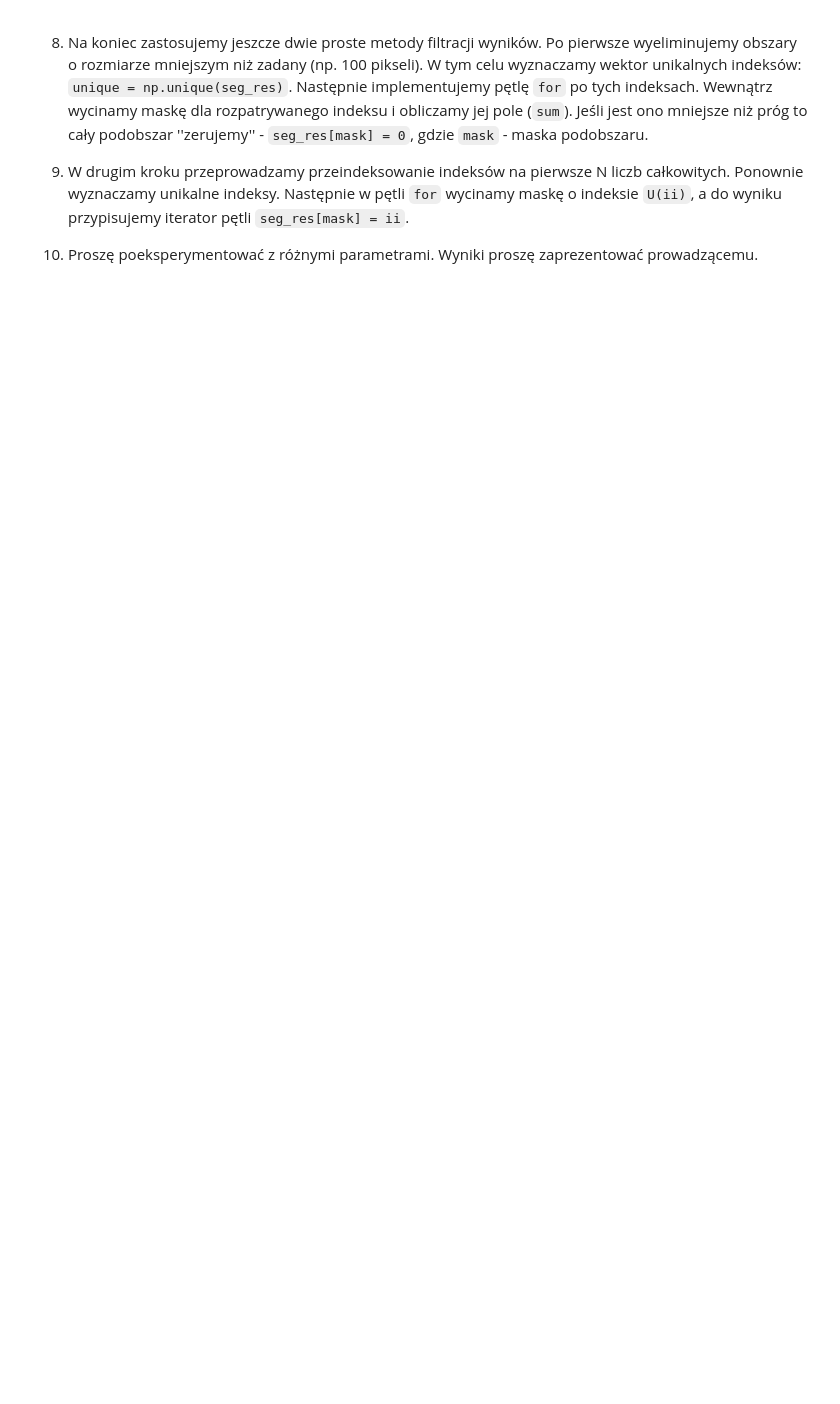
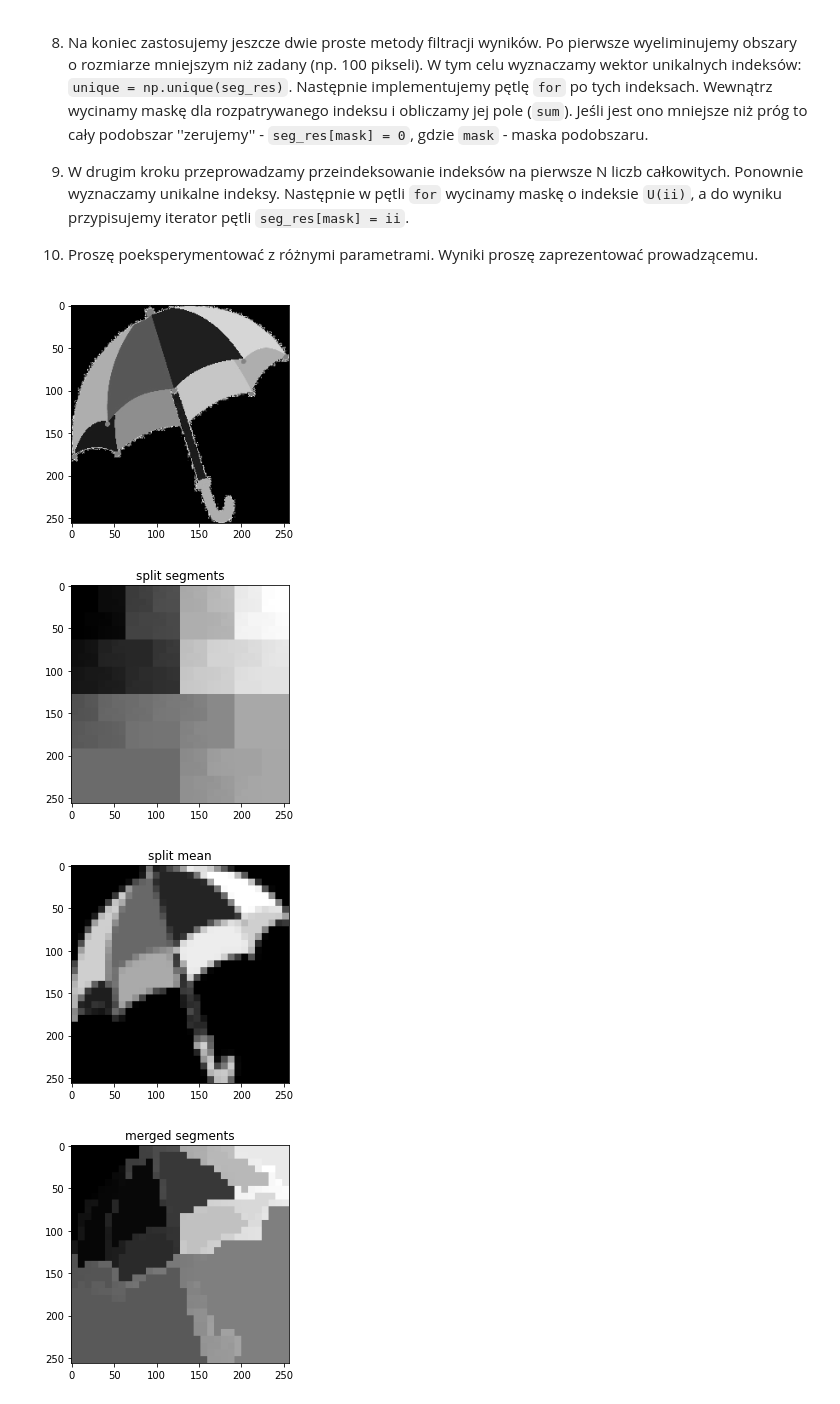
Before and after one commit to RysiekPrecikowski/WDCPO, a Jupyter notebook: sem6/lab3/10_segmentation.ipynb, the cells around one changed output. Cells and saved outputs as stored; diff of their text form; code cells hidden in the pictures; blank space fills up the shorter version.

```diff
--- a/sem6/lab3/10_segmentation.ipynb
+++ b/sem6/lab3/10_segmentation.ipynb
@@ -555,3 +521,52 @@ plt.show()
 
 10. Proszę poeksperymentować z różnymi parametrami.
     Wyniki proszę zaprezentować prowadzącemu.
+# %%
+def segmentation(img, tr_std=tr_std, tr_size=tr_size, tr_mean=tr_mean, min_size=min_size):
+    global index, seq_res, mean_res
+    index = 1
+    seq_res = np.ones_like(img, dtype="int16")
+    mean_res = np.zeros_like(img, dtype="int16")
+
+    split(img, 0, img.shape[0], 0, img.shape[1], tr_std, tr_size=tr_size)
+
+    plt.title("split segments")
+    plt.imshow(seq_res, 'gray')
+    plt.show()
+
+    plt.title("split mean")
+    plt.imshow(mean_res, 'gray')
+    plt.show()
+
+    seq = merge(seq_res, tr_mean)
+
+    plt.title("merged segments")
+    plt.imshow(seq, 'gray')
+    plt.show()
+
+    result = finalize(seq, min_size)
+
+    plt.title("final version")
+    plt.imshow(result, 'gray')
+    plt.show()
+# %%
+#split
+tr_std = .05
+s = 8
+tr_size = (s, s)
+
+#merge
+tr_mean = 2
+
+#finalize
+min_size = 200
+
+plt.imshow(umbrella_h, 'gray')
+plt.show()
+
+segmentation(umbrella_h, tr_std, tr_size, tr_mean, min_size)
+# %% [output]
+[figure, added]
+[figure, added]
+[figure, added]
+[figure, added]
```
Also changed, not shown: parts of 5 cells of this notebook.
